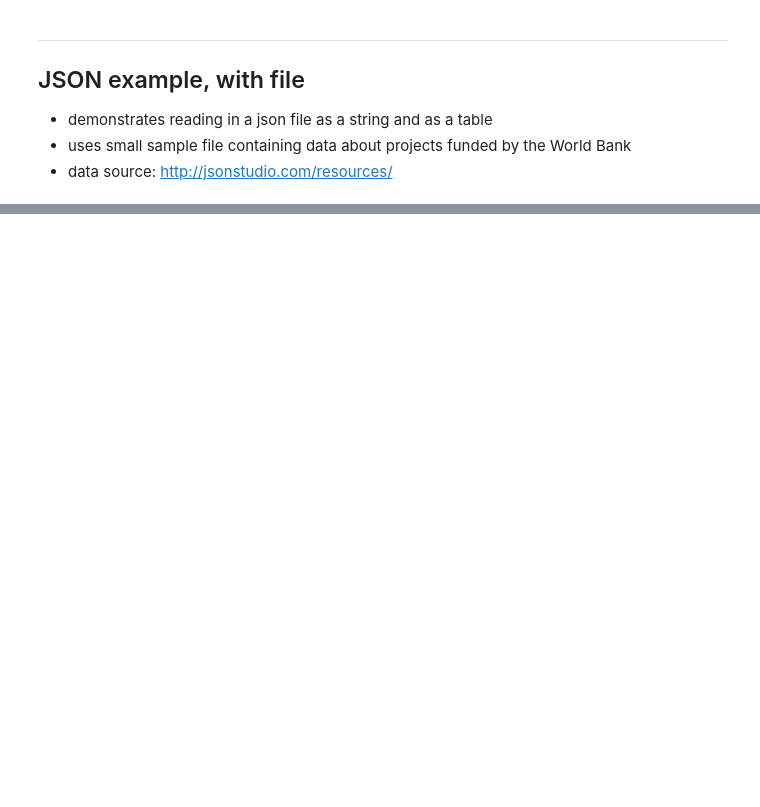
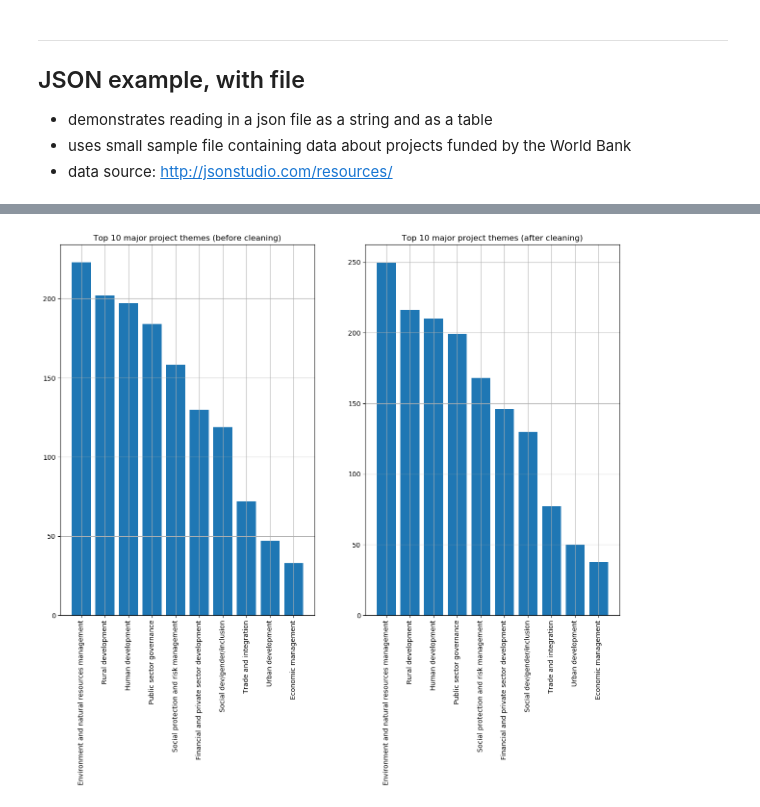
Before and after one commit to lfunderburk/mec-mini-projects, a Jupyter notebook: mec-5.4.4-json-data-wrangling-mini-project/Mini_Project_Wrangling_Json_Exercise.ipynb, the cells around one changed output, grey strips where cells are left out. Saved outputs shown, nothing was run; the diff lists cells and outputs as text; code cells hidden in the pictures; blank space fills up the shorter version.

```diff
--- a/mec-5.4.4-json-data-wrangling-mini-project/Mini_Project_Wrangling_Json_Exercise.ipynb
+++ b/mec-5.4.4-json-data-wrangling-mini-project/Mini_Project_Wrangling_Json_Exercise.ipynb
@@ -92,0 +179,8 @@ sample_json_df
+# %%
+counts = extract_project_code_name.groupby("project_name")['_id'].count().reset_index().rename(columns={"_id":"count"})
+sorted_counts = counts.sort_values(by='count', ascending=False)
+
+# Ignore counts of cases in which project name is not found
+top_ten = sorted_counts[sorted_counts['project_name']!=""].iloc[0:10]
+
+top_ten
@@ -100,0 +201,8 @@ Using data in file 'data/world_bank_projects.json' and the techniques demonstrat
+# %%
+non_blank_rows = extract_project_code_name[extract_project_code_name['project_name']!=""]
+
+code_name_dictionary = pd.Series(non_blank_rows.project_name.unique(), non_blank_rows.project_code.unique()).to_dict()
+# %%
+filled_in_project_name = extract_project_code_name.copy()
+
+filled_in_project_name['project_name'] = filled_in_project_name['project_code'].map(code_name_dictionary)
@@ -100,0 +225,8 @@ Using data in file 'data/world_bank_projects.json' and the techniques demonstrat
+# %%
+counts_filled = filled_in_project_name.groupby("project_name")['_id'].count().reset_index().rename(columns={"_id":"count"})
+sorted_counts_filled = counts_filled.sort_values(by='count', ascending=False)
+
+# Ignore counts of cases in which project name is not found
+top_ten_after_clean = sorted_counts_filled.iloc[0:10]
+
+top_ten_after_clean
@@ -100,0 +245,20 @@ Using data in file 'data/world_bank_projects.json' and the techniques demonstrat
+# %%
+fig = plt.figure(figsize=(15,10))
+
+plt.subplot(1, 2, 1)
+plt.bar(x=top_ten['project_name'], height=top_ten['count'])
+plt.title("Top 10 major project themes (before cleaning)")
+plt.xticks(rotation=90)
+plt.grid(True)
+
+plt.subplot(1, 2, 2)
+plt.bar(x=top_ten_after_clean['project_name'], height=top_ten_after_clean['count'])
+plt.title("Top 10 major project themes (after cleaning)")
+plt.xticks(rotation=90)
+plt.grid(True)
+
+
+
+plt.show()
+# %% [output]
+[figure, added]
```
Also changed, not shown: parts of 18 cells of this notebook, 1 other file.
